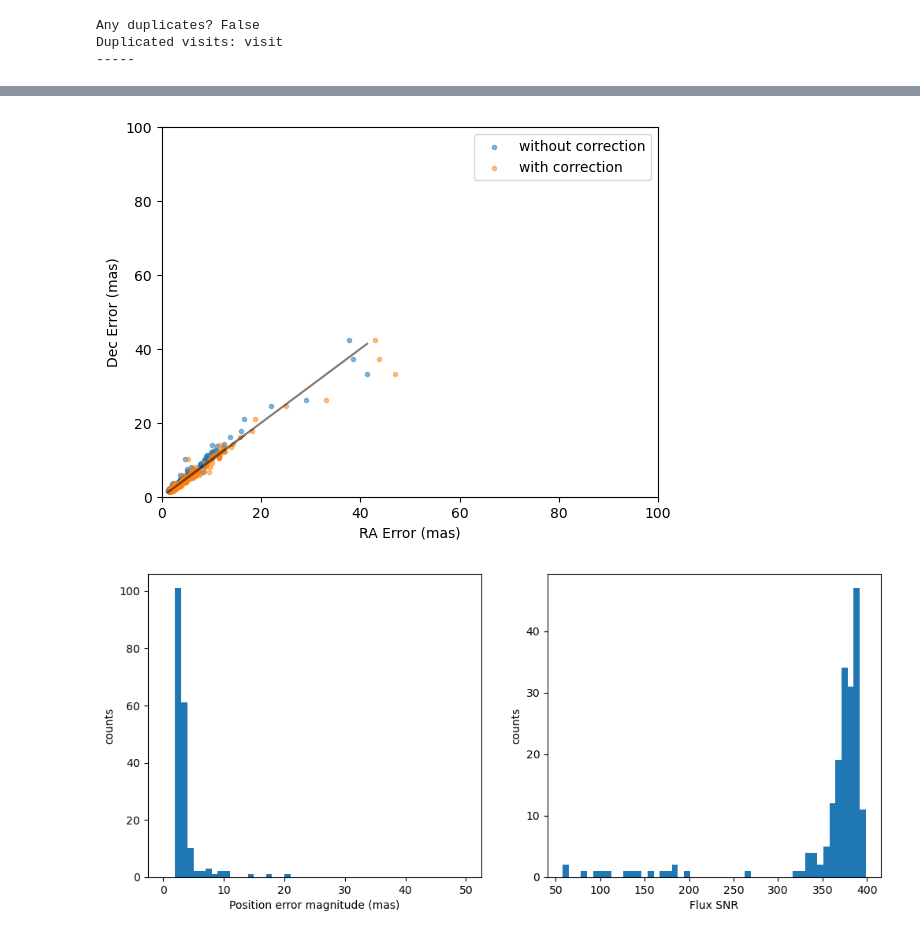
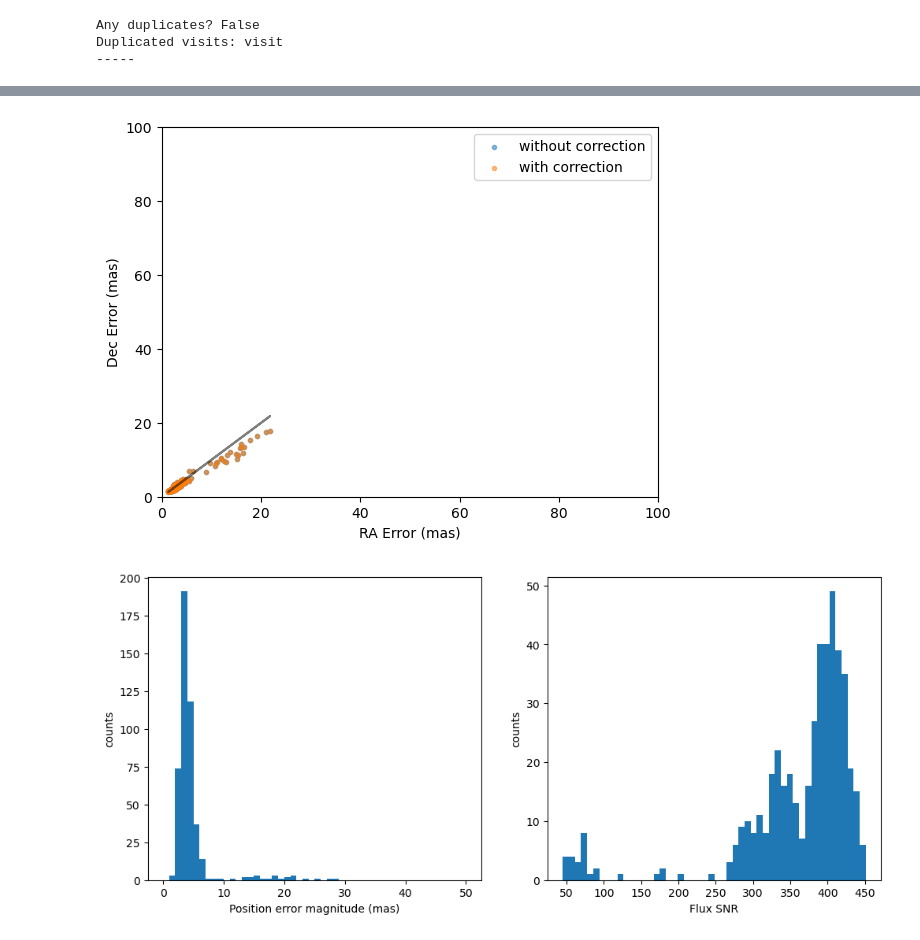
Before and after one commit to LSSTDESC/DifferentialCR, a Jupyter notebook: DCR_in_DP1.ipynb, the cells around one changed output, grey strips where cells are left out. Cells and saved outputs as stored; diff of their text form; code cells hidden in the pictures.

```diff
--- a/DCR_in_DP1.ipynb
+++ b/DCR_in_DP1.ipynb
@@ -104,6 +104,10 @@ ra, dec = 53.12652887, -28.31641564 #blue GAIA star
 # ra, dec = 53.1183990, -27.9695360
 
 
+ra, dec = 224.7929849, -39.1964296 # SV225 blue star
+# ra, dec = 224.7944152, -38.9678185 # a dimmer blue star
+
+
 search_radius = 3 #arcsec
 
 # ---- Object Query ----
@@ -111,7 +115,6 @@ search_radius = 3 #arcsec
 query = f"""SELECT coord_dec,
             coord_ra,
             g_inputCount,
-            deblend_nChild,
             detect_fromBlend,
             detect_isIsolated,
             g_cModelMag,
@@ -121,7 +124,7 @@ query = f"""SELECT coord_dec,
             z_cModelMag, z_cModelMagErr, z_psfMag, z_psfMagErr,
             u_psfFlux, g_psfFlux, r_psfFlux, i_psfFlux, z_psfFlux, y_psfFlux,
             g_calib_astrometry_used
-      FROM dp1.Object
+      FROM dp2.Object
       WHERE CONTAINS(POINT('ICRS', coord_ra, coord_dec), CIRCLE('ICRS', {ra}, {dec}, {search_radius/3600}))=1"""
 
 
@@ -135,8 +138,6 @@ print_dp1_object_summary(object_table, ra, dec)
 query = f"""SELECT band,
             calibFlux,
             calibFluxErr,
-            coord_dec,
-            coord_ra,
             dec,
             decErr,
             ixx,
@@ -150,9 +151,11 @@ query = f"""SELECT band,
             ra,
             raErr,
             ra_dec_Cov,
-            visit
-    FROM dp1.Source
-    WHERE CONTAINS(POINT('ICRS', coord_ra, coord_dec),CIRCLE('ICRS', {ra}, {dec}, {search_radius/3600}))=1"""
+            visit,
+            detector, x, y
+    FROM dp2.Source
+    WHERE CONTAINS(POINT('ICRS', ra, dec),CIRCLE('ICRS', {ra}, {dec}, {search_radius/3600}))=1
+    AND band = 'g'"""
 
 source_table = queryTAP(query)
 
@@ -173,7 +176,7 @@ visit_query = f"""SELECT airmass,
                         visit,
                         zenithDistance,
                         expMidptMJD
-FROM dp1.Visit
+FROM dp2.Visit
 WHERE visit IN ('{visit_string}')"""
 
 visit_table = queryTAP(visit_query)
@@ -285,42 +349,42 @@ Clipped distribution of points:
 #Apply correction to raErr and ra_dec_Cov to account for overcorrection in DP1 and check data quality
 # check distributions of raErr and decErr: (see community forum post for more discussion on this https://community.lsst.org/t/anomalies-in-dp1-right-ascension-errors/11178/13)
 
-correction = np.cos(master_original['dec']*np.pi/180)
+correction =  1 #np.cos(master_original['dec']*np.pi/180)
 
 plt.scatter(master_original['raErr'] * 3600 * 10**3, master_original['decErr'] * 3600 * 10**3, alpha = 0.5,marker = '.', label = 'without correction')
 plt.scatter(master_original['raErr']/correction * 3600 * 10**3, master_original['decErr'] * 3600 * 10**3, alpha = 0.5,marker = '.',
  label = 'with correction')
 plt.plot(master_original['raErr'] * 3600 * 10**3, master_original['raErr'] * 3600 * 10**3, 'k-', alpha = 0.5)
 plt.xlabel('RA Error (mas)')
 plt.ylabel('Dec Error (mas)')
 plt.xlim(0, 100)
 plt.ylim(0, 100)
 plt.legend()
 plt.show()
 plt.close()
 
 
 #apply correction using master_original to prevent overwriting the already corrected values in master:
-master['raErr'] = master_original['raErr']/ correction
-master['ra_dec_Cov'] = master_original['ra_dec_Cov']/correction
+master['raErr'] = master_original['raErr'] #/ correction
+master['ra_dec_Cov'] = master_original['ra_dec_Cov'] #/correction
 
 
 fig, ax = plt.subplots(1,2, figsize = (12, 5))
 
 band_mask = master['band'] == 'g'
 
 ax[0].hist(np.sqrt(master['raErr'][band_mask]**2 + master['decErr'][band_mask]**2)*3600 * 10**3, 50, range = (0, 50)) # magnitude of position error
 ax[0].set_xlabel('Position error magnitude (mas)')
 ax[0].set_ylabel('counts')
 
 ax[1].hist(master['psfFlux'][band_mask]/master['psfFluxErr'][band_mask], 50) # magnitude of position error
 ax[1].set_xlabel('Flux SNR')
 ax[1].set_ylabel('counts')
 
 plt.show()
 # %% [output]
-[figure, old version]
+[figure, new version]
-[figure, old version]
+[figure, new version]
 # %%
 # Add a few columns to the master table: zenith RA/Dec, parallactic angle
 
```
Also changed, not shown: parts of 17 cells of this notebook.
